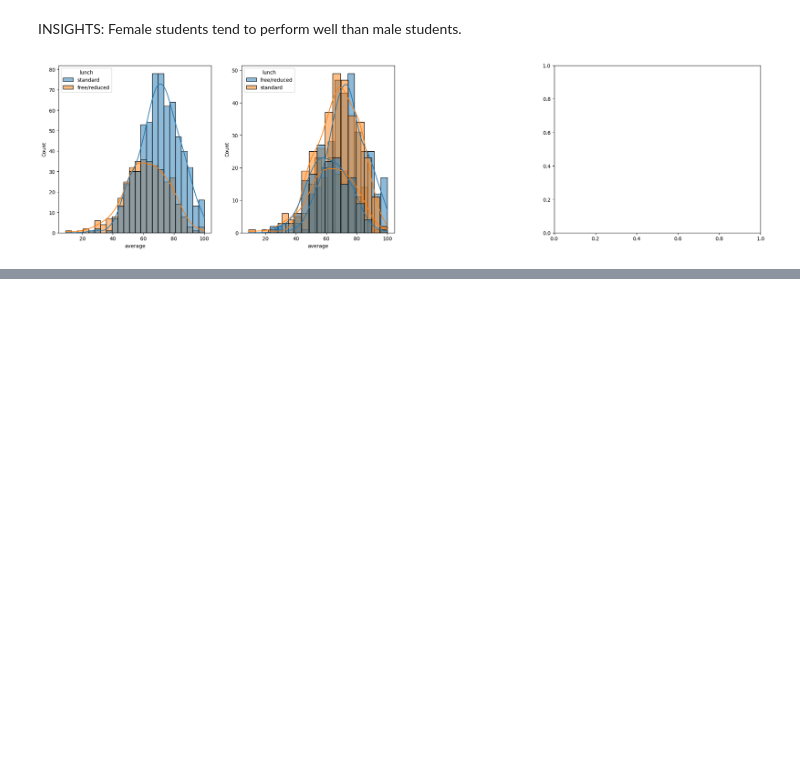
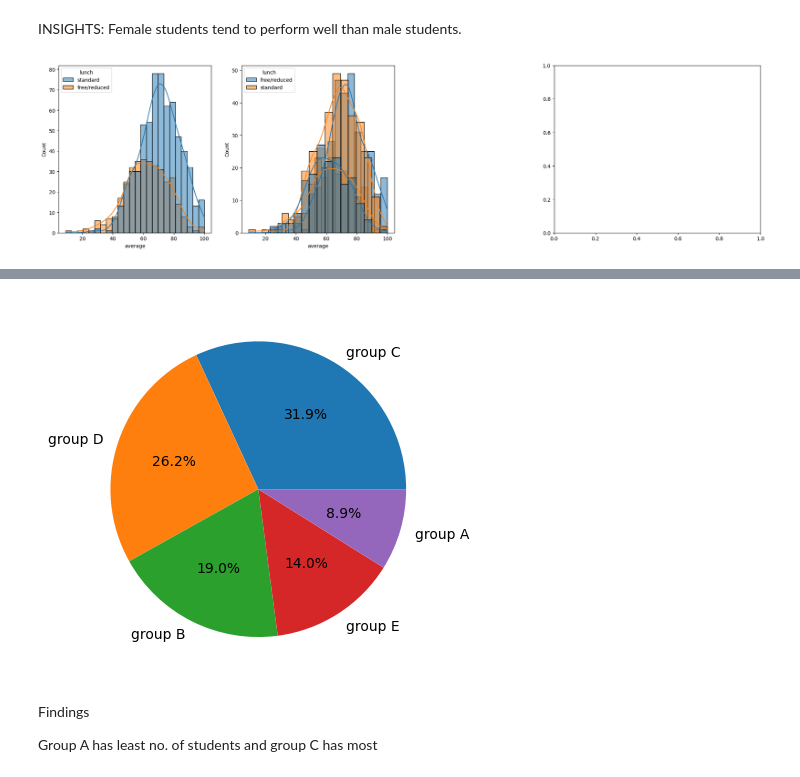
Before and after one commit to chauhan231405/mlproject, a Jupyter notebook: notebook/data/EDA_StudentsPerformance.ipynb, the cells around one changed output, grey strips where cells are left out. Saved outputs shown, nothing was run; the diff lists cells and outputs as text; code cells hidden in the pictures; blank space fills up the shorter version.

```diff
--- a/notebook/data/EDA_StudentsPerformance.ipynb
+++ b/notebook/data/EDA_StudentsPerformance.ipynb
@@ -232,0 +268,9 @@ plt.show()
+# %%
+plt.pie(df['race/ethnicity'].value_counts(),labels=df['race/ethnicity'].value_counts().index, autopct="%0.1f%%")
+plt.show()
+# %% [output]
+[figure, added]
+# %% [markdown]
+Findings
+
+Group A has least no. of students and group C has most
```
Also changed, not shown: parts of 63 cells of this notebook, 5 other files.
